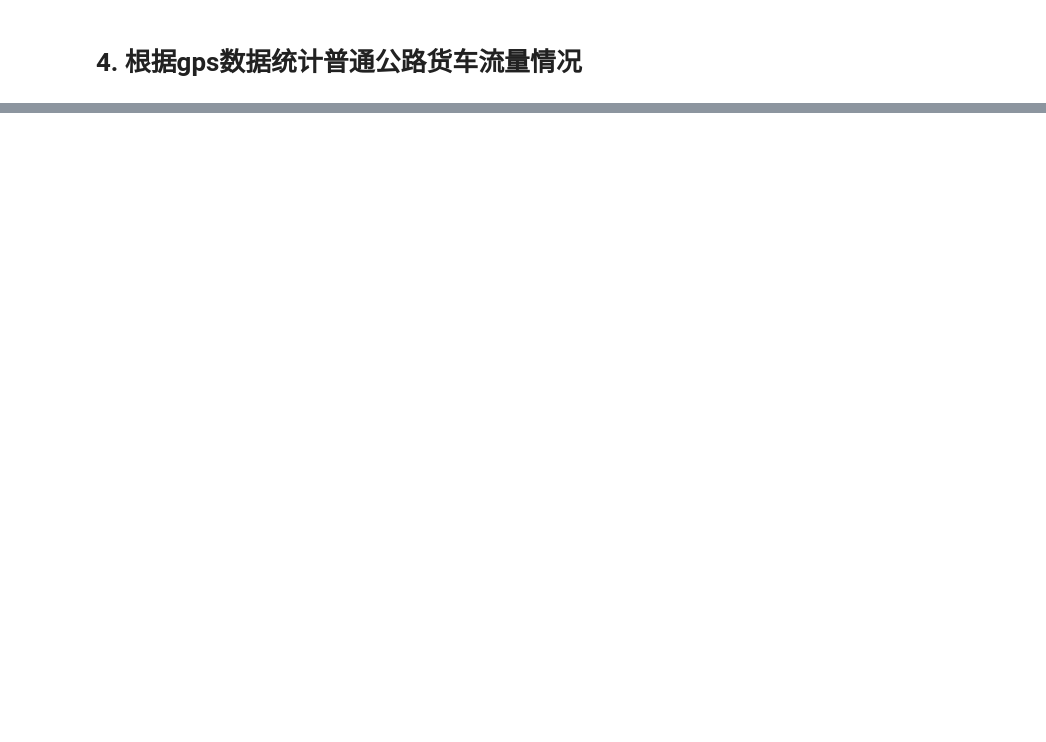
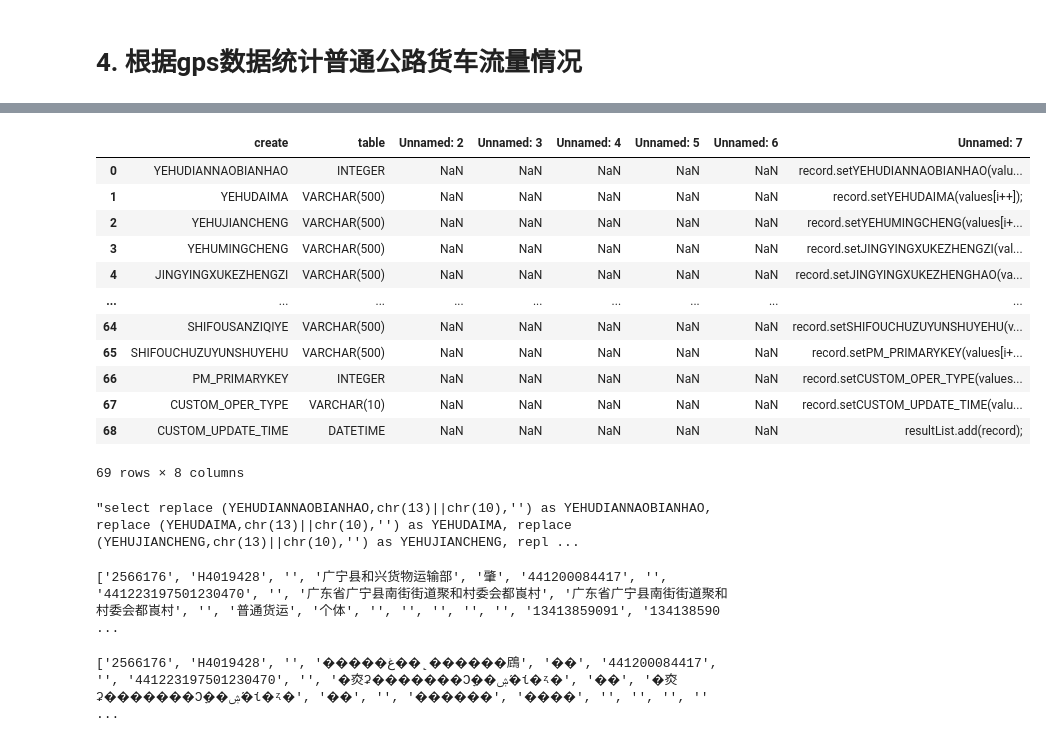
Before and after one commit to uncle-leeeeee/Learning-for-PY, a Jupyter notebook: Oracle数据分析.ipynb, the cells around one changed output, grey strips where cells are left out. Cells and saved outputs as stored; diff of their text form; code cells hidden in the pictures; blank space fills up the shorter version.

```diff
--- a/Oracle数据分析.ipynb
+++ b/Oracle数据分析.ipynb
@@ -463,0 +516,51 @@ gps_info
+# %%
+df=pd.read_excel('E:\广东省货运物流枢纽布局建设规划\资料清单\省界收费站所属区域表.xlsx',sheet_name='Sheet1')
+df
+# %% [output]
+|  | create | table | Unnamed: 2 | Unnamed: 3 | Unnamed: 4 | Unnamed: 5 | Unnamed: 6 | Unnamed: 7 |
+| 0 | YEHUDIANNAOBIANHAO | INTEGER | NaN | NaN | NaN | NaN | NaN | record.setYEHUDIANNAOBIANHAO(valu... |
+| 1 | YEHUDAIMA | VARCHAR(500) | NaN | NaN | NaN | NaN | NaN | record.setYEHUDAIMA(values[i++]); |
+| 2 | YEHUJIANCHENG | VARCHAR(500) | NaN | NaN | NaN | NaN | NaN | record.setYEHUMINGCHENG(values[i+... |
+| 3 | YEHUMINGCHENG | VARCHAR(500) | NaN | NaN | NaN | NaN | NaN | record.setJINGYINGXUKEZHENGZI(val... |
+| 4 | JINGYINGXUKEZHENGZI | VARCHAR(500) | NaN | NaN | NaN | NaN | NaN | record.setJINGYINGXUKEZHENGHAO(va... |
+| ... | ... | ... | ... | ... | ... | ... | ... | ... |
+| 64 | SHIFOUSANZIQIYE | VARCHAR(500) | NaN | NaN | NaN | NaN | NaN | record.setSHIFOUCHUZUYUNSHUYEHU(v... |
+| 65 | SHIFOUCHUZUYUNSHUYEHU | VARCHAR(500) | NaN | NaN | NaN | NaN | NaN | record.setPM_PRIMARYKEY(values[i+... |
+| 66 | PM_PRIMARYKEY | INTEGER | NaN | NaN | NaN | NaN | NaN | record.setCUSTOM_OPER_TYPE(values... |
+| 67 | CUSTOM_OPER_TYPE | VARCHAR(10) | NaN | NaN | NaN | NaN | NaN | record.setCUSTOM_UPDATE_TIME(valu... |
+| 68 | CUSTOM_UPDATE_TIME | DATETIME | NaN | NaN | NaN | NaN | NaN | resultList.add(record); |
+69 rows × 8 columns
+# %%
+timestamp_set={'ZHENGBENFAZHENGRIQI','ZHENGBENYOUXIAOQI','FUBENFAZHENGRIQI','FUBENYOUXIAOQI','KAIYERIQI','KAIYEPIWENRIQI','ZHUXIAORIQI','SYS_XINZENGSHIJIAN','SYS_ZUIJINXIUGAISHIJIAN','CUSTOM_UPDATE_TIME'}
+total_select='select YEHUDIANNAOBIANHAO,YEHUDAIMA,YEHUJIANCHENG,YEHUMINGCHENG,JINGYINGXUKEZHENGZI,JINGYINGXUKEZHENGHAO,JIGOUDAIMA,SHENFENZHENGHAOMA,GONGSILEIXING,DIZHI,TONGXINDIZHI,YOUBIAN, replace (jingyingfanwei,chr(13),\'\')as JINGYINGFANWEI,JINGJILEIXING,JICENGJIAOGUANBUMEN,KONGGUGONGSIDIANNAOBIANHAO,FADINGDAIBIAOREN,LIANXIBUMEN,LIANXIREN,LIANXIDIANHUA,YIDONGDIANHUA,DIANZIXINXIANG,TOUSUDIANHUA,CHUANZHEN,GONGSIFUZEREN,ZIZHIDENGJI,HUOYUNZIZHIDENGJI,HUOYUNQIYELEIXING,ZHUCEZIJIN,ZHENGBENFAZHENGRIQI,ZHENGBENYOUXIAOQI,FUBENFAZHENGRIQI,FUBENYOUXIAOQI,FAZHENGJIGUAN,KAIYERIQI,KAIYEPIWENHAO,KAIYEPIWENDANWEI,KAIYEPIWENRIQI,ZHUCEZIJINYUANBI,WEIXIANHUOWUPINMINGCHENG,WEIXIANHUOWUPINBIANHAOJI,QITAJINGYINGFANWEI,SHIFOUSUODING,SUODINGYUANYIN,replace(DANGANHAO,chr(13)||chr(10),\'\') as DANGANHAO ,XIAQUSHI,XIAQUXIAN,XIAQUZHEN,ZHUANGTAI,JIESUOYUANYIN,WAIZITOUZIE,NEIDITOUZIE,FENGONGSIHESUANLEIXING,ZHILIANGXINYUKAOHENIANDU_KEYUN,ZHILIANGXINYUKAOHEDENGJI_KEYUN,ZHILIANGXINYUKAOHENIANDUHUOYUN,ZHILIANGXINYUKAOHEDENGJIHUOYUN,ZHUXIAORIQI,SYS_XINZENGREN,SYS_XINZENGSHIJIAN,SYS_ZUIJINXIUGAIREN,SYS_ZUIJINXIUGAISHIJIAN,SHUJUZHUANGTAI,GONGSHANGZHIZHAOHAO ,SHIFOUSANZIQIYE,SHIFOUCHUZUYUNSHUYEHU,PM_PRIMARYKEY,CUSTOM_OPER_TYPE,CUSTOM_UPDATE_TIME from '
+flag=0
+for item in df['create'].values:
+    select_str=''
+    if item in timestamp_set:
+        if(flag==0):
+            select_str= item
+        else:
+            select_str= ', '+ item
+    else:
+        if(flag==0):
+            select_str= 'replace ('+item+',chr(13)||chr(10),\'\') as '+ item
+        else:
+            select_str= ','+' replace ('+item+',chr(13)||chr(10),\'\') as '+ item
+    total_select+=select_str
+    flag+=1
+total_select+=' from qzj_tar.V_D_O_DLYS_KEHUOYUNYEHU'
+total_select
+# %% [output]
+"select replace (YEHUDIANNAOBIANHAO,chr(13)||chr(10),'') as YEHUDIANNAOBIANHAO, replace (YEHUDAIMA,chr(13)||chr(10),'') as YEHUDAIMA, replace (YEHUJIANCHENG,chr(13)||chr(10),'') as YEHUJIANCHENG, repl ...
+# %%
+s2='2566176~H4019428~~广宁县和兴货物运输部~肇~441200084417~~441223197501230470~~广东省广宁县南街街道聚和村委会都崀村~广东省广宁县南街街道聚和村委会都崀村~~普通货运~个体~~~~~~13413859091~13413859091~~~~陈剑飞~~~~~2021-04-01 00:00:00~2025-06-30 00:00:00~2021-04-01 00:00:00~2025-06-30 00:00:00~广宁县交通局~~~~~~~~~~~~肇庆~广宁~~营业~~~~~~~~~~郭冠锎@肇庆市交通局.广宁县交通局~2021-04-01 16:10:50~郭冠锎@肇庆市交通局.广宁县交通局~2021-04-01 16:18:52~正常~92441223MA562A1M64~~~45684710~D~2021-07-16 12:13:07'
+s5=s2.split('~')
+print(s5)
+# %% [output]
+['2566176', 'H4019428', '', '广宁县和兴货物运输部', '肇', '441200084417', '', '441223197501230470', '', '广东省广宁县南街街道聚和村委会都崀村', '广东省广宁县南街街道聚和村委会都崀村', '', '普通货运', '个体', '', '', '', '', '', '13413859091', '134138590 ...
+# %%
+s3='2566176~H4019428~~�����غ��˻������䲿~��~441200084417~~441223197501230470~~�㶫ʡ�������Ͻֵֽ��ۺʹ�ί�ᶼ�~��~�㶫ʡ�������Ͻֵֽ��ۺʹ�ί�ᶼ�~��~~������~����~~~~~~13413859091~13413859091~~~~�½���~~~~~2021-04-01 00:00:00~2025-06-30 00:00:00~2021-04-01 00:00:00~2025-06-30 00:00:00~�����ؽ���~~~~~~~~~~~~����~����~~Ӫҵ~~~~~~~~~~�����@�����н���.�����ؽ���~2021-04-01 16:10:50~�����@�����н���.�����ؽ���~2021-04-01 16:18:52~����~92441223MA562A1M64~~~45684710~D~2021-07-16 12:13:07'
+s4=s3.split('~')
+print(s4)
+# %% [output]
+['2566176', 'H4019428', '', '�����غ��˻������䲿', '��', '441200084417', '', '441223197501230470', '', '�㶫ʡ�������Ͻֵֽ��ۺʹ�ί�ᶼ�', '��', '�㶫ʡ�������Ͻֵֽ��ۺʹ�ί�ᶼ�', '��', '', '������', '����', '', '', '', '' ...
```
Also changed, not shown: parts of 10 cells of this notebook, 13 other files.
